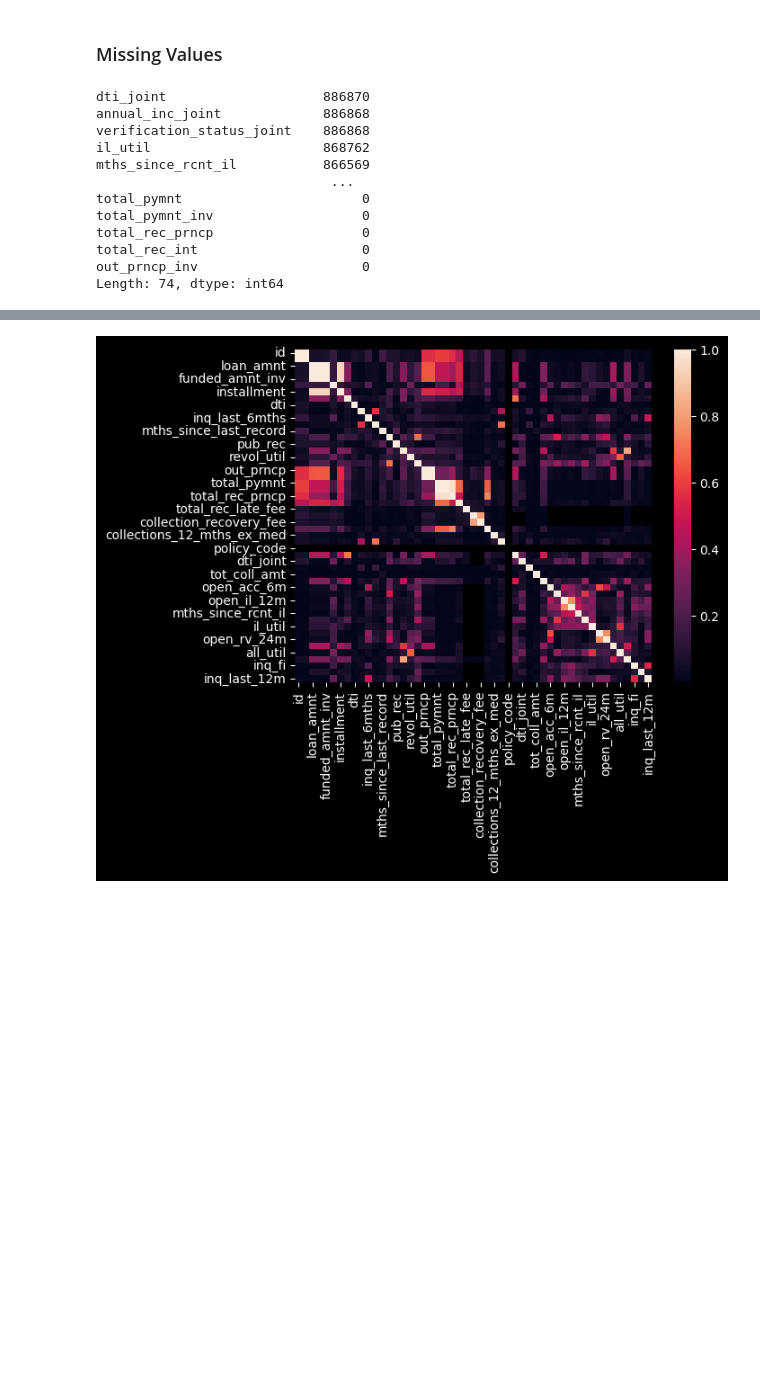
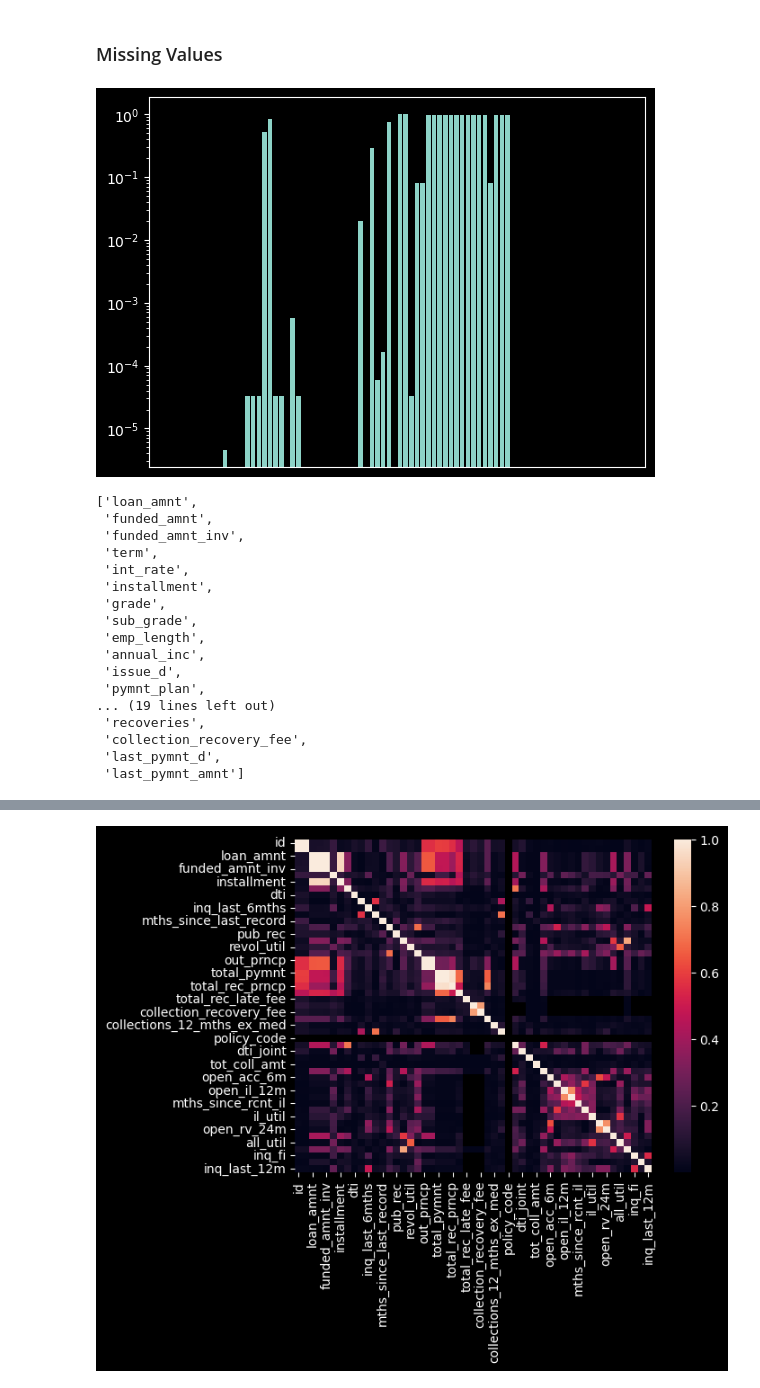
Before and after one commit to Jewdah18/Loan-Default-Risk, a Jupyter notebook: notebooks/Data Wrangling.ipynb, the cells around one changed output, grey strips where cells are left out. Saved outputs shown, nothing was run; the diff lists cells and outputs as text; code cells hidden in the pictures; blank space fills up the shorter version.

```diff
--- a/notebooks/Data Wrangling.ipynb
+++ b/notebooks/Data Wrangling.ipynb
@@ -190,4 +209,4 @@ Columns to drop:
  - **emp_title:** There are too many employment titles. People confused job type with company name so dummy encoding would be a nightmare
  - **desc:** Too many reasons for loans. Without a large Language model to process them I don't know how to evaluate all the different descriptions
 # %%
-loan = loan.drop(['id', 'member_id', 'url', 'desc', 'emp_title', 'title', 'zip_code','address_state'], axis = 1)
+X_num = X_num.drop(['id', 'member_id', 'url', 'desc', 'emp_title', 'title', 'zip_code','addr_state'], axis = 1)
@@ -199,0 +213,7 @@ array([' 36 months', ' 60 months'], dtype=object)
+# %%
+# Convert pyment_plan to a binary variable
+X_num['pymnt_plan'] = np.where(X_num['pymnt_plan'] == 'y', 1, 0)
+# Convert pyment_plan to a binary variable
+X_num['initial_list_status'] = np.where(X_num['initial_list_status'] == 'w', 1, 0)
+# Convert pyment_plan to a binary variable
+X_num['application_type'] = np.where(X_num['application_type'] == 'JOINT', 1, 0)
@@ -200,3 +233,14 @@ array([' 36 months', ' 60 months'], dtype=object)
+# %%
+# Convert the issue date to a datetime object
+X_num['issue_d'] = pd.to_datetime(X_num['issue_d'], errors = 'coerce')
+# Convert the earliest credit line of the borrower
+X_num['earliest_cr_line'] = pd.to_datetime(X_num['earliest_cr_line'], errors = 'coerce')
+# Convert the last payment date of the loan
+X_num['last_pymnt_d'] = pd.to_datetime(X_num['last_pymnt_d'], errors = 'coerce')
+# Convert the next payment on the loan
+X_num['next_pymnt_d'] = pd.to_datetime(X_num['next_pymnt_d'], errors = 'coerce')
+# Convert the date that the lending company got a credit report
+X_num['last_credit_pull_d'] = pd.to_datetime(X_num['last_credit_pull_d'], errors='coerce')
 # %% [markdown]
 Convert the term column to years instead of a string defining the amount of months the loan is for
 # %% [markdown]
@@ -268 +292,3 @@ Name: policy_code, Length: 887379, dtype: float64
+# %%
+X_num = X_num.drop('policy_code', axis = 1)
 # %%
@@ -281,18 +307,32 @@ Does not meet the credit policy. Status:Charged Off    0.000858
 Name: loan_status, dtype: float64
 # %% [markdown]
 ### Missing Values
+# %%
+# Plot missing values for each column
+plt.bar(x = X_num.columns, height = X_num.isna().sum()/X_num.shape[0])
+# hide the names of the columns for a cleaner graph
+plt.xticks([]);
+# Set the scale to log so I can see every column that has a missing value
+plt.yscale('log');
+# %% [output]
+[figure, added]
 # %%
-loan.isna().sum().sort_values(ascending = False)
+list(X_num.columns[X_num.isna().sum().sort_values(ascending = False)/X_num.shape[0] > 0])
 # %% [output]
-dti_joint                    886870
-annual_inc_joint             886868
-verification_status_joint    886868
-il_util                      868762
-mths_since_rcnt_il           866569
-                              ...
-total_pymnt                       0
-total_pymnt_inv                   0
-total_rec_prncp                   0
-total_rec_int                     0
-out_prncp_inv                     0
-Length: 74, dtype: int64
+['loan_amnt',
+ 'funded_amnt',
+ 'funded_amnt_inv',
+ 'term',
+ 'int_rate',
+ 'installment',
+ 'grade',
+ 'sub_grade',
+ 'emp_length',
+ 'annual_inc',
+ 'issue_d',
+ 'pymnt_plan',
+... (19 lines left out)
+ 'recoveries',
+ 'collection_recovery_fee',
+ 'last_pymnt_d',
+ 'last_pymnt_amnt']
```
Also changed, not shown: parts of 27 cells of this notebook, 1 other file.
